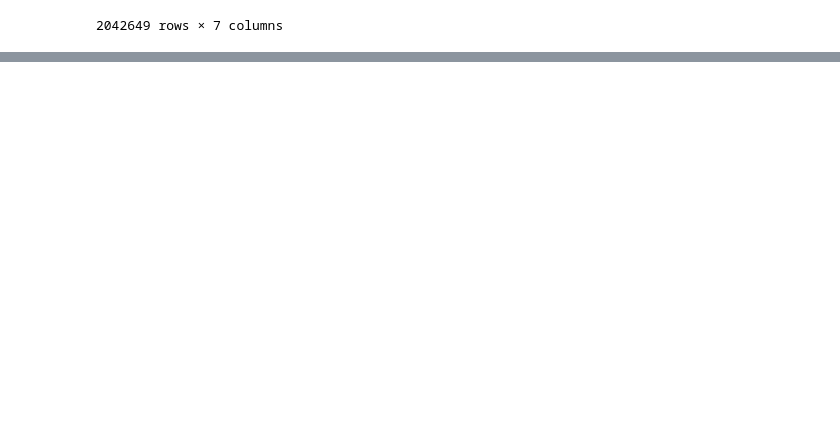
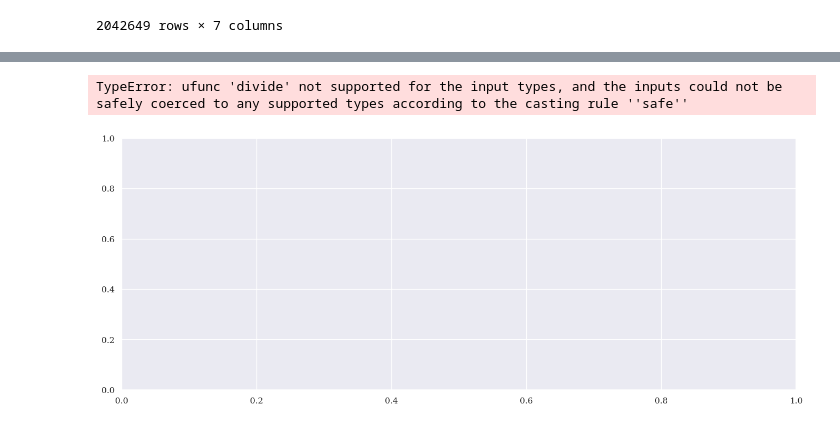
Before and after one commit to alespool/Analyzing-Podcast-Reviews, a Jupyter notebook: data_extraction.ipynb, the cells around one changed output, grey strips where cells are left out. Drawn from its saved outputs; the diff is of its cells as text; code cells hidden in the pictures; blank space fills up the shorter version.

```diff
--- a/data_extraction.ipynb
+++ b/data_extraction.ipynb
@@ -684,0 +709,4 @@ ab_test_df.to_pickle(path=f"{df_folder}/ab_test_df.pkl")
+# %%
+ab_test_df['word_count'] = ab_test_df['review_content'].apply(lambda x: len(nltk.word_tokenize(x)))
+ab_test_df['char_count'] = ab_test_df['review_content'].apply(len)
+ab_test_df['avg_word_length'] = ab_test_df.apply(lambda row: row['char_count'] / row['word_count'] if row['word_count'] > 0 else 0, axis=1)
@@ -684,0 +750,11 @@ ab_test_df.to_pickle(path=f"{df_folder}/ab_test_df.pkl")
+# %%
+# Define a threshold for categorizing sentiment scores
+threshold = 0.1
+ab_test_df['sentiment_category'] = ab_test_df['sentiment'].apply(lambda x: 'Positive' if x > threshold else ('Negative' if x < -threshold else 'Neutral'))
+
+plt.figure(figsize=(8, 5))
+sns.countplot(data=ab_test_df, x='sentiment_category', order=['Negative', 'Neutral', 'Positive'], palette='viridis')
+plt.xlabel('Sentiment Category')
+plt.ylabel('Count')
+plt.title('Sentiment Category Distribution')
+plt.show()
@@ -684,0 +871,38 @@ ab_test_df.to_pickle(path=f"{df_folder}/ab_test_df.pkl")
+# %%
+import scipy.stats
+import matplotlib.pyplot as plt
+
+# Define your DataFrame 'ab_test_df' with columns 'podcast_title' and 'sentiment'
+
+columns_to_test = ['sentiment']
+
+kruskal_results = []
+
+# Create subplots for each column
+fig, axes = plt.subplots(nrows=1, ncols=len(columns_to_test), figsize=(16, 6))
+colors = ['blue']  # You can customize the colors
+
+for i, column in enumerate(columns_to_test):
+    filtered_data = ab_test_df.dropna()
+
+    groups = filtered_data[column].unique()
+    group_data = [filtered_data[filtered_data[column] == group]['sentiment_category'] for group in groups]
+
+    if len(group_data) > 1:
+        stat, p = scipy.stats.kruskal(*group_data)
+        kruskal_results.append({'Column': column, 'Statistics': stat, 'p-value': p})
+
+        # Create a grouped box plot with colored boxes
+        ax = axes if len(columns_to_test) == 1 else axes[i]
+        ax.boxplot(group_data, labels=groups, patch_artist=True, boxprops=dict(facecolor=colors[i]))
+        ax.set_title(f"Kruskal-Wallis Test for {column}\n(p-value: {p:.4f})")
+
+plt.tight_layout()
+plt.show()
+
+print('Results for Kruskal-Wallis test:\n')
+for result in kruskal_results:
+    print(f"Column: {result['Column']}, Statistics: {result['Statistics']}, p-value: {result['p-value']}")
+# %% [output]
+TypeError: ufunc 'divide' not supported for the input types, and the inputs could not be safely coerced to any supported types according to the casting rule ''safe''
+[figure, added]
```
Also changed, not shown: parts of 17 cells of this notebook.
